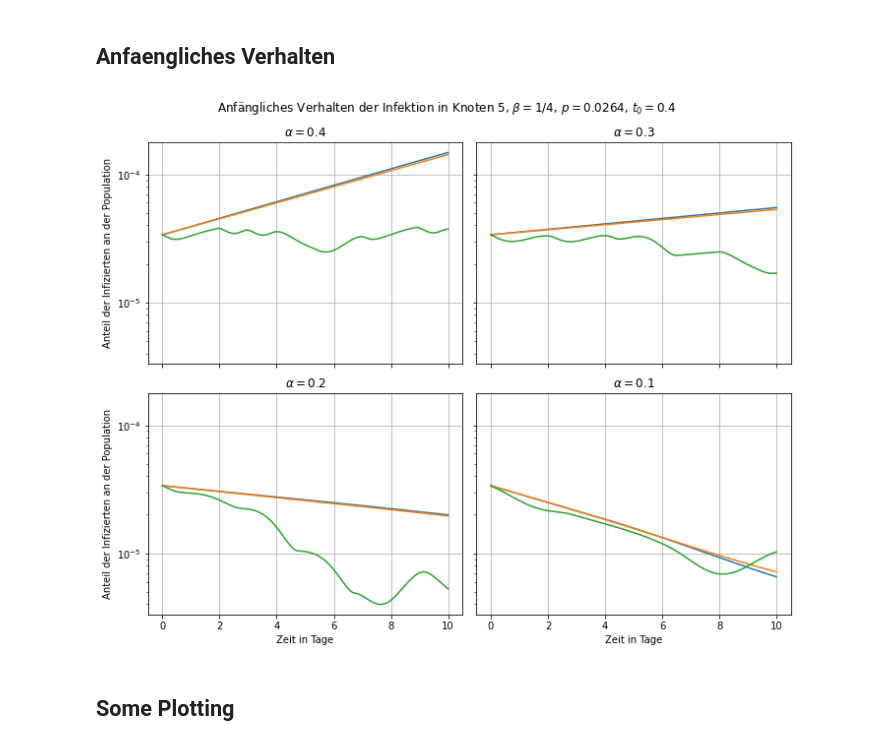
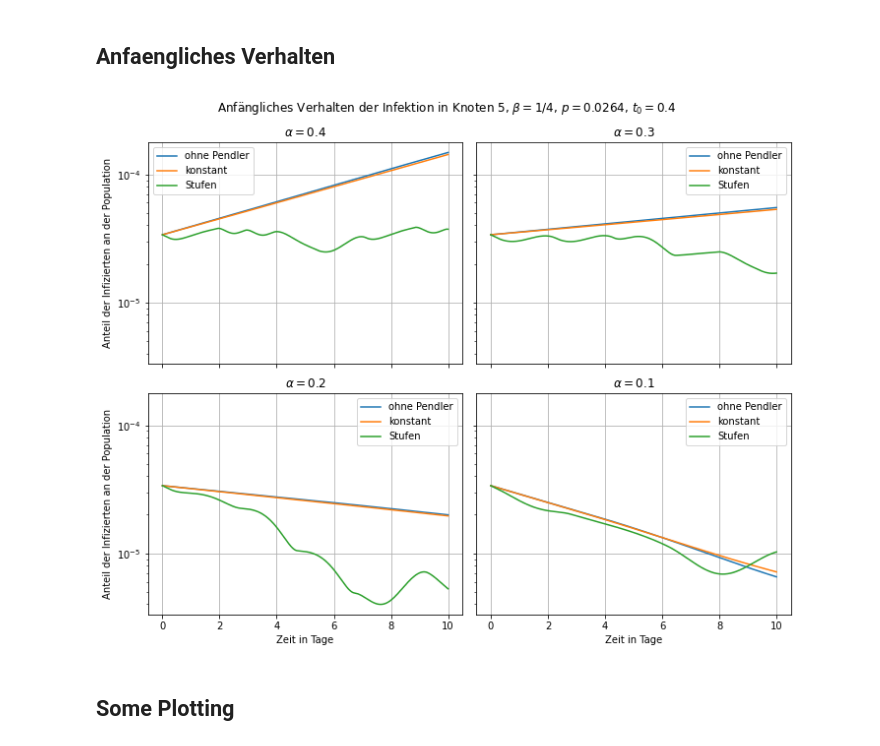
Before and after one commit to torbensun/Modeling-Of-Epidemics-With-Compartmental-And-Network-Models, a Jupyter notebook: Project.ipynb, the cells around one changed output. Cells and saved outputs as stored; diff of their text form; code cells hidden in the pictures.

Commit message:
Add legend

```diff
--- a/Project.ipynb
+++ b/Project.ipynb
@@ -411,46 +411,50 @@ index = 5
 
 fig, axs = plt.subplots(2, 2, figsize=(10,8), sharex=True, sharey=True)
 fig.suptitle(r"Anfängliches Verhalten der Infektion in Knoten %g, $\beta = 1/4$, $p = 0.0264$, $t_0 = 0.4$" % (index))
 
-axs[0, 0].plot(solsimple1[index].t, solsimple1[index].y[1], label="simple")
-axs[0, 0].plot(sol2.t, sol2.y[dimension + index, :], label="constant")
-axs[0, 0].plot(sol1.t, sol1.y[dimension + index, :], label="heaviside")
+axs[0, 0].plot(solsimple1[index].t, solsimple1[index].y[1], label="ohne Pendler")
+axs[0, 0].plot(sol2.t, sol2.y[dimension + index, :], label="konstant")
+axs[0, 0].plot(sol1.t, sol1.y[dimension + index, :], label="Stufen")
 axs[0, 0].grid()
+axs[0, 0].legend()
 axs[0, 0].set_yscale("log")
 axs[0, 0].set_ylabel("Anteil der Infizierten an der Population")
 axs[0, 0].set_title(r"$\alpha = 0.4$")
 
-axs[0, 1].plot(solsimple2[index].t, solsimple2[index].y[1], label="simple")
-axs[0, 1].plot(sol4.t, sol4.y[dimension + index, :], label="constant")
-axs[0, 1].plot(sol3.t, sol3.y[dimension + index, :], label="heaviside")
+axs[0, 1].plot(solsimple2[index].t, solsimple2[index].y[1], label="ohne Pendler")
+axs[0, 1].plot(sol4.t, sol4.y[dimension + index, :], label="konstant")
+axs[0, 1].plot(sol3.t, sol3.y[dimension + index, :], label="Stufen")
 axs[0, 1].grid()
+axs[0, 1].legend()
 axs[0, 1].set_yscale("log")
 axs[0, 1].set_title(r"$\alpha = 0.3$")
 
-axs[1, 0].plot(solsimple3[index].t, solsimple3[index].y[1], label="simple")
-axs[1, 0].plot(sol6.t, sol6.y[dimension + index, :], label="constant")
-axs[1, 0].plot(sol5.t, sol5.y[dimension + index, :], label="heaviside")
+axs[1, 0].plot(solsimple3[index].t, solsimple3[index].y[1], label="ohne Pendler")
+axs[1, 0].plot(sol6.t, sol6.y[dimension + index, :], label="konstant")
+axs[1, 0].plot(sol5.t, sol5.y[dimension + index, :], label="Stufen")
 axs[1, 0].grid()
+axs[1, 0].legend()
 axs[1, 0].set_yscale("log")
 axs[1, 0].set_xlabel("Zeit in Tage")
 axs[1, 0].set_ylabel("Anteil der Infizierten an der Population")
 axs[1, 0].set_title(r"$\alpha = 0.2$")
 
-axs[1, 1].plot(solsimple4[index].t, solsimple4[index].y[1], label="simple")
-axs[1, 1].plot(sol8.t, sol8.y[dimension + index, :], label="constant")
-axs[1, 1].plot(sol7.t, sol7.y[dimension + index, :], label="heaviside")
+axs[1, 1].plot(solsimple4[index].t, solsimple4[index].y[1], label="ohne Pendler")
+axs[1, 1].plot(sol8.t, sol8.y[dimension + index, :], label="konstant")
+axs[1, 1].plot(sol7.t, sol7.y[dimension + index, :], label="Stufen")
 axs[1, 1].grid()
+axs[1, 1].legend()
 axs[1, 1].set_yscale("log")
 axs[1, 1].set_xlabel("Zeit in Tage")
 axs[1, 1].set_title(r"$\alpha = 0.1$")
 
 fig.tight_layout()
 
 plt.savefig("./Media/Plots/exp/LogY01.pdf", dpi=300, bbox_inches="tight")
 
 plt.show()
 # %% [output]
-[figure, old version]
+[figure, new version]
 # %% [markdown]
 ## Some Plotting
 # %%
```
Also changed, not shown: 1 other file.
